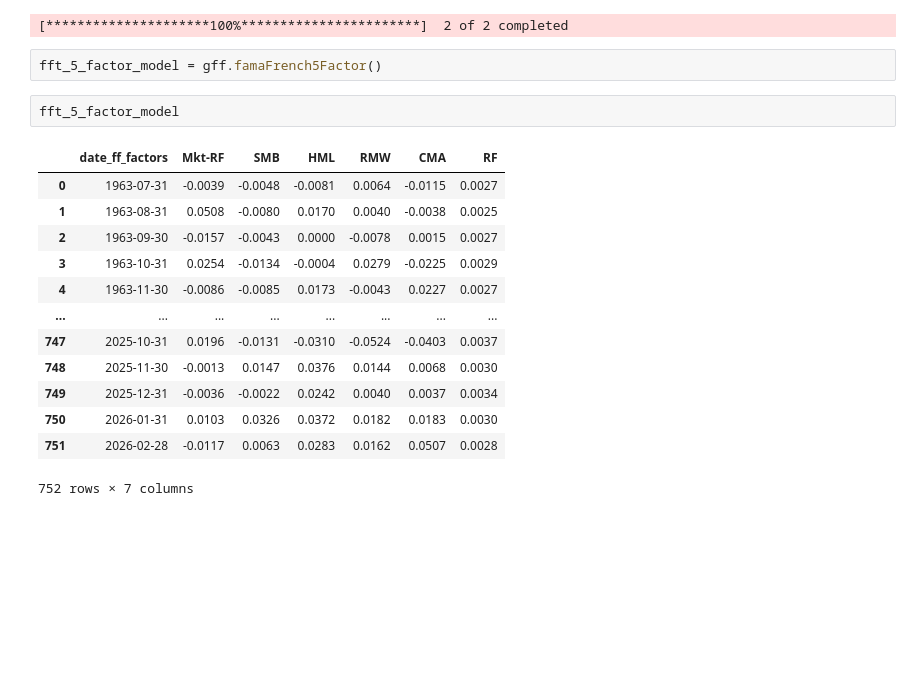
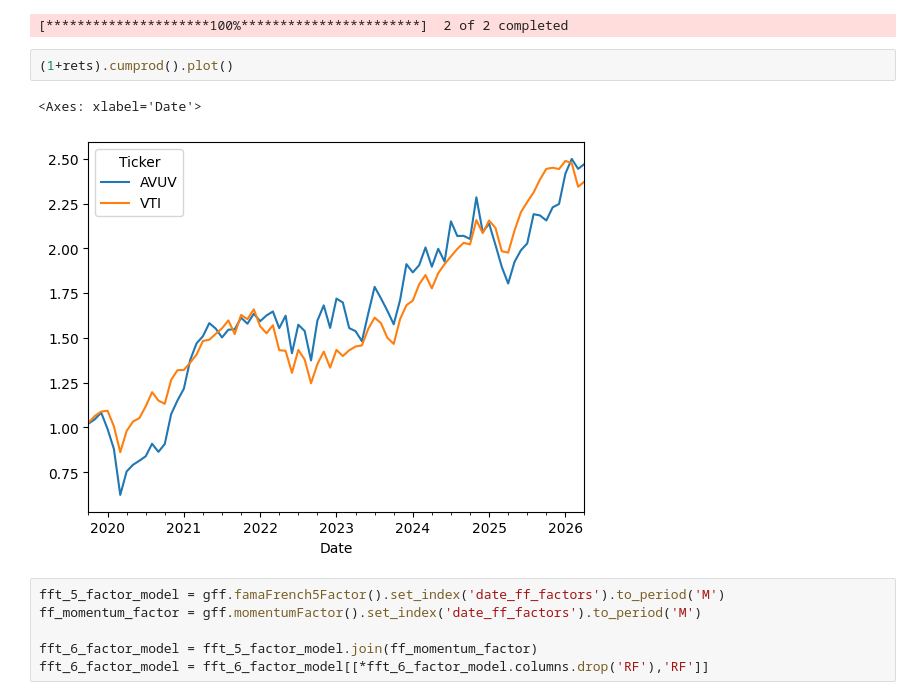
Before and after one commit to MdSadiqMd/Factor-Regression, a Jupyter notebook: factors.ipynb, the cells around one changed output. Saved outputs shown, nothing was run; the diff lists cells and outputs as text; blank space fills up the shorter version.

Commit message:
6th factor regression

```diff
--- a/factors.ipynb
+++ b/factors.ipynb
@@ -13,21 +13,14 @@ rets=yf.download(['VTI','AVUV'],interval='1mo',start='1900-01-01',auto_adjust=Tr
 rets=rets.to_period('M').pct_change().dropna()
 # %% [output]
 [*********************100%***********************]  2 of 2 completed
+# %%
+(1+rets).cumprod().plot()
+# %% [output]
+<Axes: xlabel='Date'>
+[figure, added]
 # %%
-fft_5_factor_model = gff.famaFrench5Factor()
+fft_5_factor_model = gff.famaFrench5Factor().set_index('date_ff_factors').to_period('M')
+ff_momentum_factor = gff.momentumFactor().set_index('date_ff_factors').to_period('M')
+
+fft_6_factor_model = fft_5_factor_model.join(ff_momentum_factor)
+fft_6_factor_model = fft_6_factor_model[[*fft_6_factor_model.columns.drop('RF'),'RF']]
-# %%
-fft_5_factor_model
-# %% [output]
-|  | date_ff_factors | Mkt-RF | SMB | HML | RMW | CMA | RF |
-| 0 | 1963-07-31 | -0.0039 | -0.0048 | -0.0081 | 0.0064 | -0.0115 | 0.0027 |
-| 1 | 1963-08-31 | 0.0508 | -0.0080 | 0.0170 | 0.0040 | -0.0038 | 0.0025 |
-| 2 | 1963-09-30 | -0.0157 | -0.0043 | 0.0000 | -0.0078 | 0.0015 | 0.0027 |
-| 3 | 1963-10-31 | 0.0254 | -0.0134 | -0.0004 | 0.0279 | -0.0225 | 0.0029 |
-| 4 | 1963-11-30 | -0.0086 | -0.0085 | 0.0173 | -0.0043 | 0.0227 | 0.0027 |
-| ... | ... | ... | ... | ... | ... | ... | ... |
-| 747 | 2025-10-31 | 0.0196 | -0.0131 | -0.0310 | -0.0524 | -0.0403 | 0.0037 |
-| 748 | 2025-11-30 | -0.0013 | 0.0147 | 0.0376 | 0.0144 | 0.0068 | 0.0030 |
-| 749 | 2025-12-31 | -0.0036 | -0.0022 | 0.0242 | 0.0040 | 0.0037 | 0.0034 |
-| 750 | 2026-01-31 | 0.0103 | 0.0326 | 0.0372 | 0.0182 | 0.0183 | 0.0030 |
-| 751 | 2026-02-28 | -0.0117 | 0.0063 | 0.0283 | 0.0162 | 0.0507 | 0.0028 |
-752 rows × 7 columns
```
Also changed, not shown: parts of 2 cells of this notebook, 2 other files.
